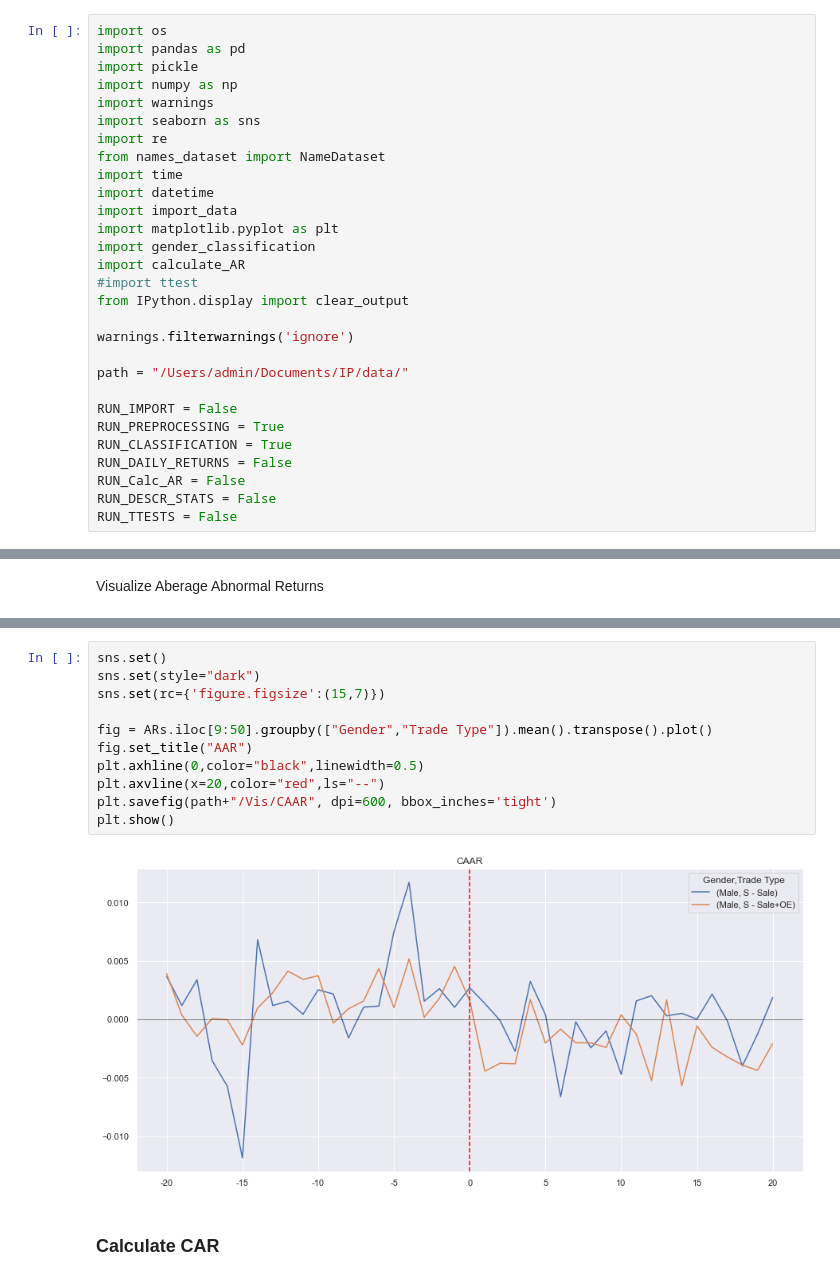
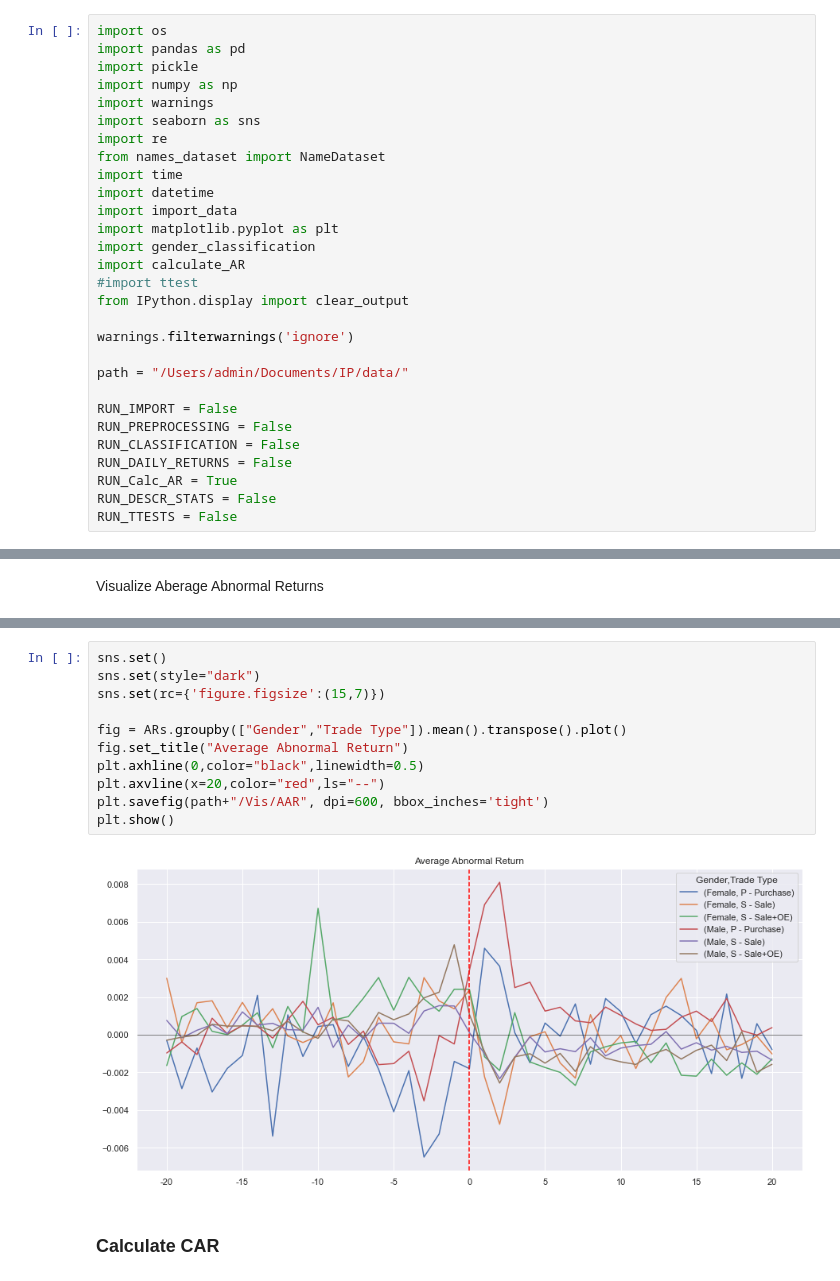
Before and after one commit to AnnabelRe/Interd_Project, a Jupyter notebook: IP_Markdown.ipynb, the cells around one changed output, grey strips where cells are left out. Saved outputs shown, nothing was run; the diff lists cells and outputs as text.

```diff
--- a/IP_Markdown.ipynb
+++ b/IP_Markdown.ipynb
@@ -48,10 +48,10 @@ warnings.filterwarnings('ignore')
 path = "/Users/admin/Documents/IP/data/"
 
 RUN_IMPORT = False
-RUN_PREPROCESSING = True
-RUN_CLASSIFICATION = True
+RUN_PREPROCESSING = False
+RUN_CLASSIFICATION = False
 RUN_DAILY_RETURNS = False
-RUN_Calc_AR = False
+RUN_Calc_AR = True
 RUN_DESCR_STATS = False
 RUN_TTESTS = False
 # %% [markdown]
@@ -437,16 +491,16 @@ ARs.shape
 # %%
 sns.set()
 sns.set(style="dark")
 sns.set(rc={'figure.figsize':(15,7)})
 
-fig = ARs.iloc[9:50].groupby(["Gender","Trade Type"]).mean().transpose().plot()
-fig.set_title("AAR")
+fig = ARs.groupby(["Gender","Trade Type"]).mean().transpose().plot()
+fig.set_title("Average Abnormal Return")
 plt.axhline(0,color="black",linewidth=0.5)
 plt.axvline(x=20,color="red",ls="--")
-plt.savefig(path+"/Vis/CAAR", dpi=600, bbox_inches='tight')
+plt.savefig(path+"/Vis/AAR", dpi=600, bbox_inches='tight')
 plt.show()
 # %% [output]
-[figure, old version]
+[figure, new version]
 # %% [markdown]
 ### Calculate CAR <a class="anchor" id="calcCAR"></a>
 # %%
```
Also changed, not shown: parts of 22 cells of this notebook, 2 other files.
